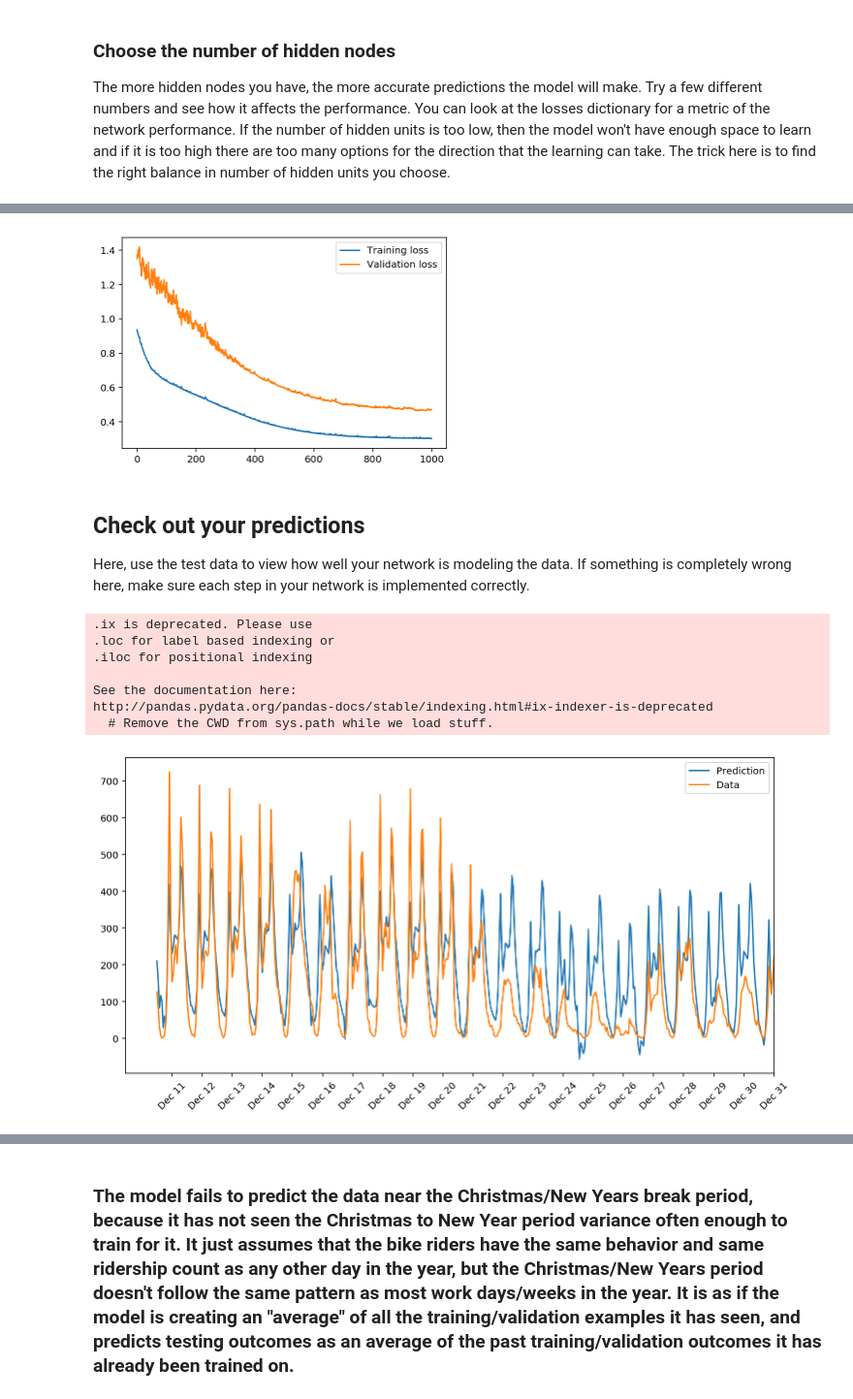
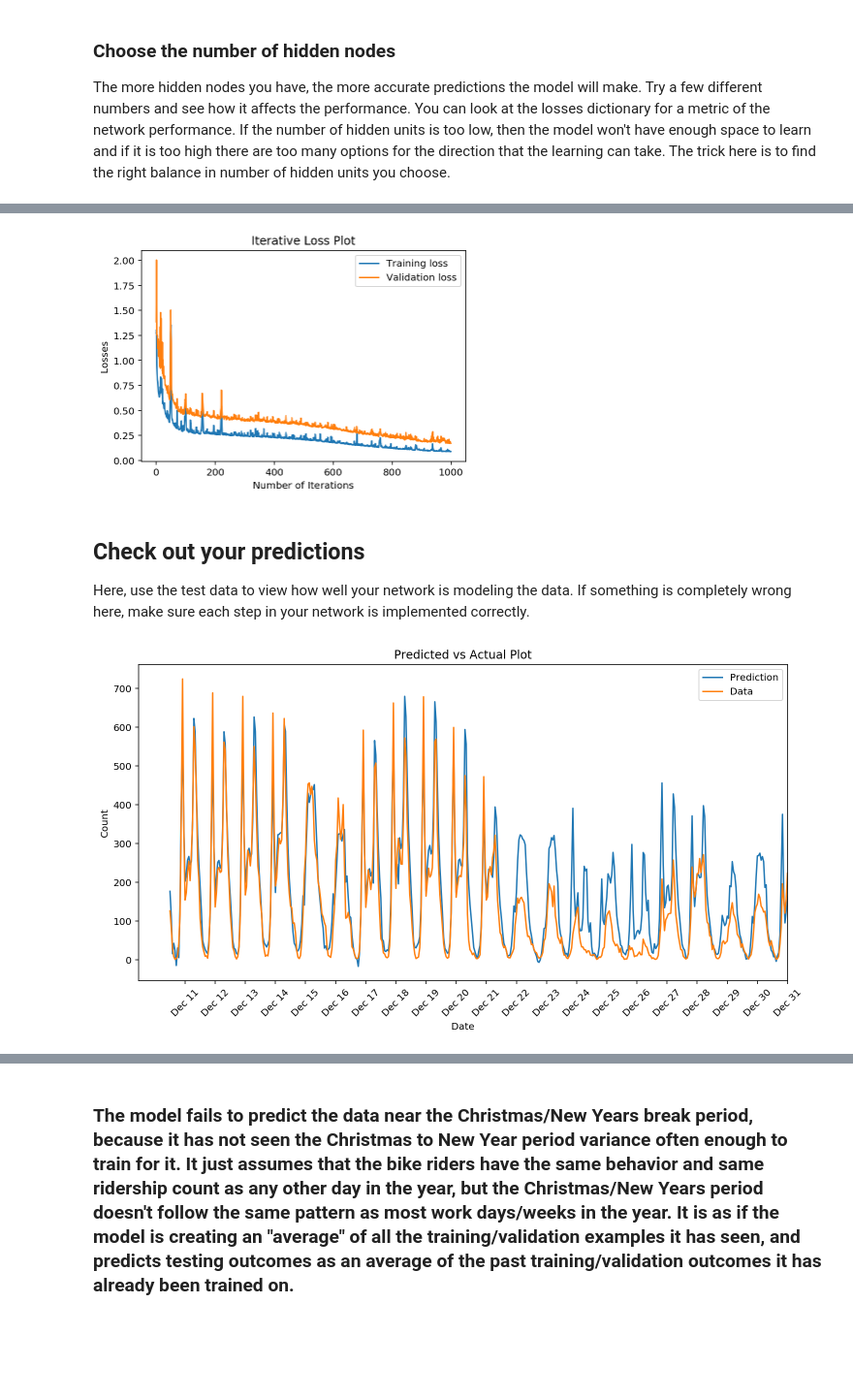
Before and after one commit to landre5/first-neural-network, a Jupyter notebook: Your_first_neural_network.ipynb, the cells around one changed output, grey strips where cells are left out. Shown at 97% size. Saved outputs shown, nothing was run; the diff lists cells and outputs as text; code cells hidden in the pictures; blank space fills up the shorter version.

```diff
--- a/Your_first_neural_network.ipynb
+++ b/Your_first_neural_network.ipynb
@@ -187,7 +191,7 @@ class NeuralNetwork(object):
 
             # TODO: Backpropagated error term - Replace these values with your calculations.
             # [[ 1 x 1 ]] = [[ 1 x 1 ]]
-            output_error_term = error  # * f'(x) dx = * f'(y = x) dx = * (y = 1)
+            output_error_term = error * 1  # y = f(x) dx, y = 1
 
             # TODO: Calculate the hidden layer's contribution to the error
             # [[ 1 x 2 ]] = [[ 1 x 1 ]] • [[ 2 x 1 ]].T
@@ -321,18 +325,25 @@ import sys
 
 ### Set the hyperparameters here ###
 iterations = 1000
-learning_rate = 0.001
-hidden_nodes = 15
+sample_size = 128
+
+# set learning rate so that quotient of learning rate divded by number of records is approximately 0.01
+learning_rate = 200
+
+hidden_nodes = 5
 output_nodes = 1
 
+print ('learning rate: {:,}  number of records: {:,}  quotient of learning rate divded by number of records: {:.6n}'
+       .format(learning_rate, train_features.shape[0], learning_rate / train_features.shape[0]))
+
 N_i = train_features.shape[1]
-network = NeuralNetwork(N_i, hidden_nodes, output_nodes, learning_rate)
+network = NeuralNetwork(N_i, hidden_nodes, output_nodes, learning_rate / train_features.shape[0])
 
 losses = {'train':[], 'validation':[]}
 for ii in range(iterations):
     # Go through a random batch of 128 records from the training data set
-    batch = np.random.choice(train_features.index, size=128)
-    X, y = train_features.ix[batch].values, train_targets.ix[batch]['cnt']
+    batch = np.random.choice(train_features.index, size=sample_size)
+    X, y = train_features.iloc[batch].values, train_targets.iloc[batch]['cnt'] # ix -> iloc
 
     network.train(X, y)
 
@@ -359,10 +363,13 @@ Progress: 99.9% ... Training loss: 0.302 ... Validation loss: 0.470
 # %%
+plt.title('Iterative Loss Plot')
+plt.xlabel('Number of Iterations')
+plt.ylabel('Losses')
 plt.plot(losses['train'], label='Training loss')
 plt.plot(losses['validation'], label='Validation loss')
 plt.legend()
 _ = plt.ylim()
 # %% [output]
-[figure, old version]
+[figure, new version]
 # %% [markdown]
 ## Check out your predictions
 
@@ -372,22 +379,18 @@ fig, ax = plt.subplots(figsize=(12,6))
 
 mean, std = scaled_features['cnt']
 predictions = network.run(test_features).T*std + mean
+ax.set_title('Predicted vs Actual Plot')
+ax.set_xlabel('Date')
+ax.set_ylabel('Count')
 ax.plot(predictions[0], label='Prediction')
 ax.plot((test_targets['cnt']*std + mean).values, label='Data')
 ax.set_xlim(right=len(predictions))
 ax.legend()
 
-dates = pd.to_datetime(rides.ix[test_data.index]['dteday'])
+dates = pd.to_datetime(rides.iloc[test_data.index]['dteday']) # ix -> iloc
 dates = dates.apply(lambda d: d.strftime('%b %d'))
 ax.set_xticks(np.arange(len(dates))[12::24])
 _ = ax.set_xticklabels(dates[12::24], rotation=45)
 # %% [output]
-.ix is deprecated. Please use
-.loc for label based indexing or
-.iloc for positional indexing
-
-See the documentation here:
-http://pandas.pydata.org/pandas-docs/stable/indexing.html#ix-indexer-is-deprecated
-  # Remove the CWD from sys.path while we load stuff.
-[figure, old version]
+[figure, new version]
 # %% [markdown]
```
Also changed, not shown: parts of 3 cells of this notebook, 1 other file.
